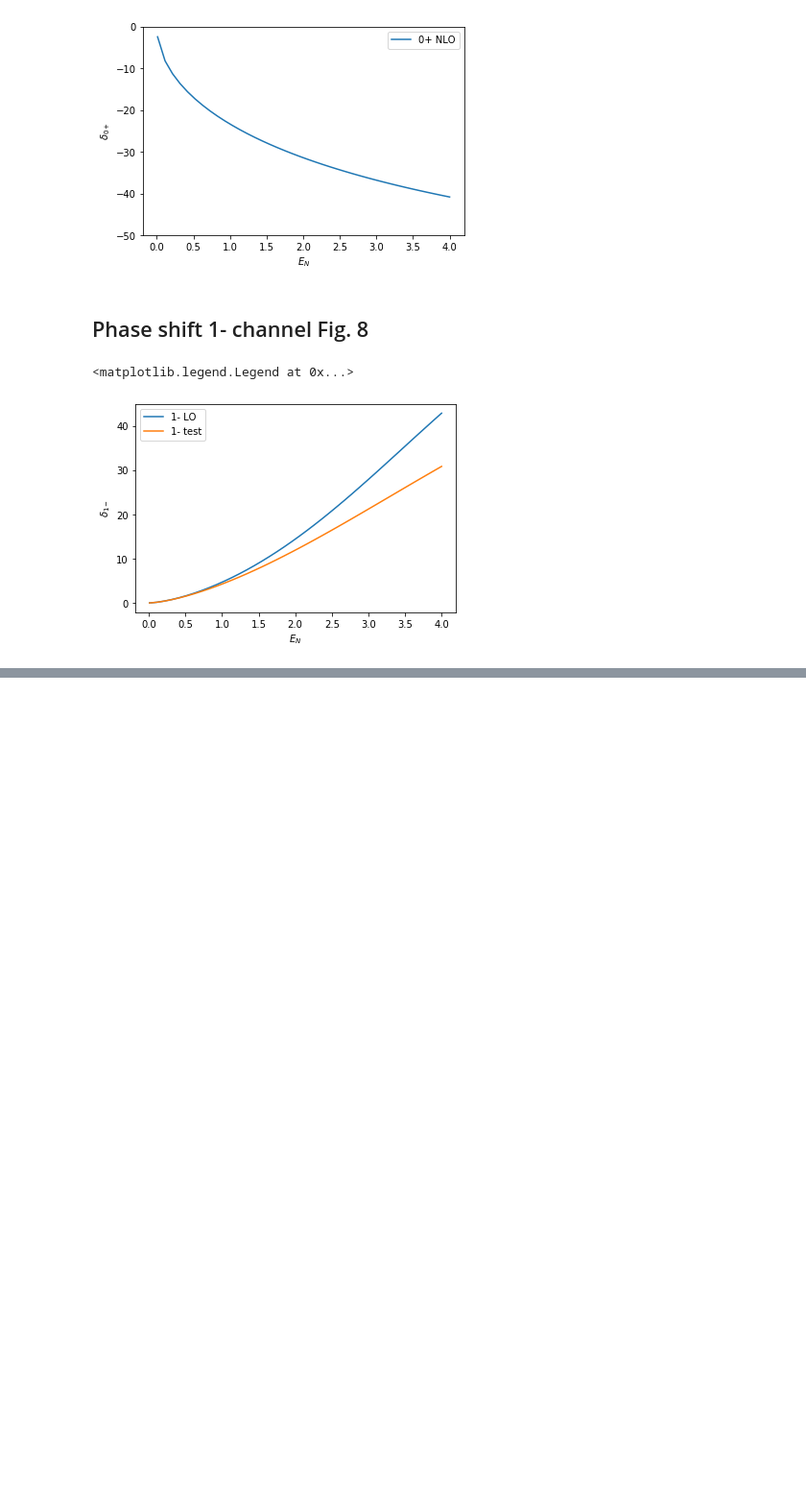
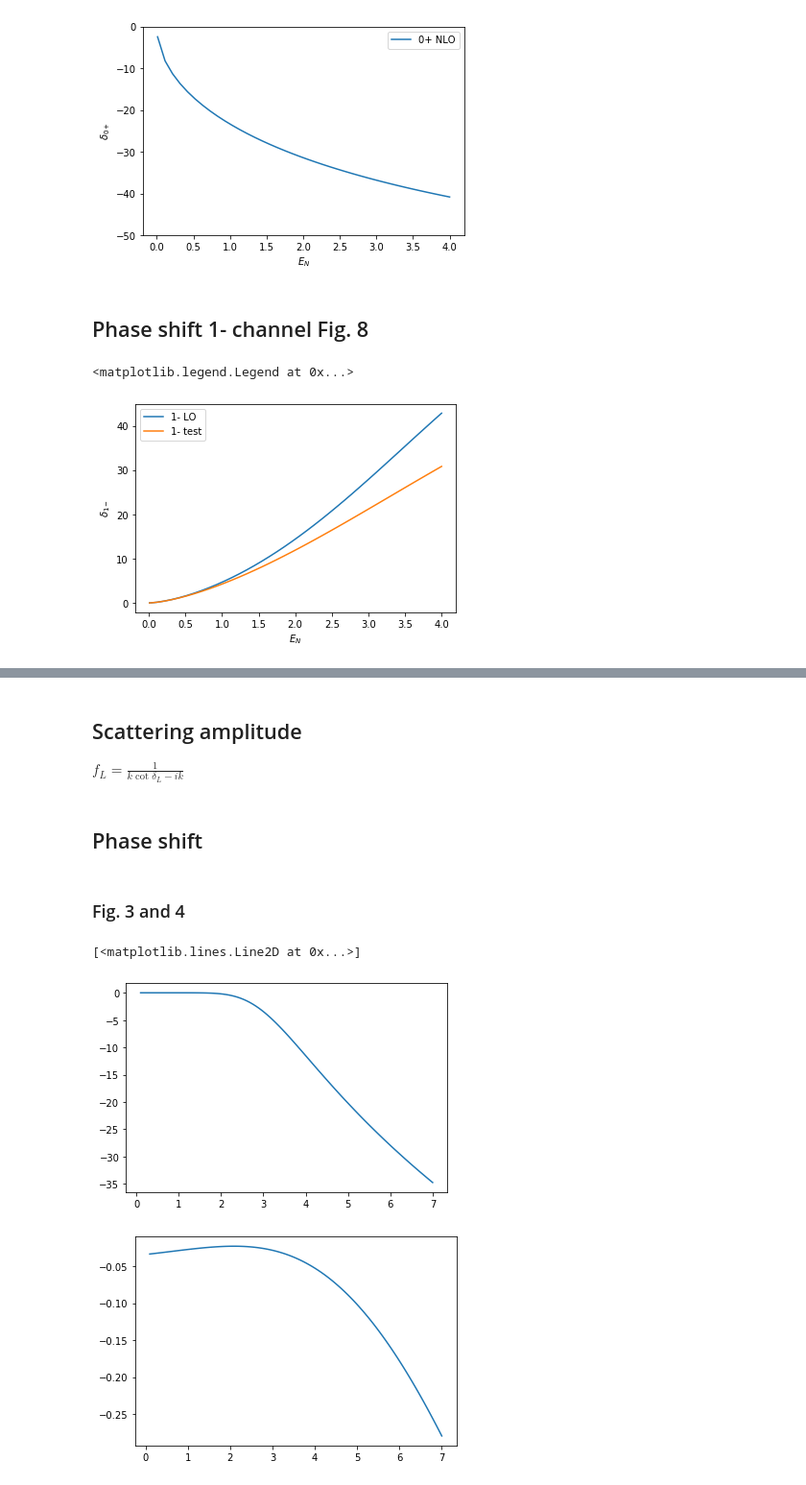
Before and after one commit to alphacentaury-github/Lattice_fft, a Jupyter notebook: n_alpha.ipynb, the cells around one changed output, grey strips where cells are left out. Shown at 96% size. Cells and saved outputs as stored; diff of their text form; code cells hidden in the pictures; blank space fills up the shorter version.

```diff
--- a/n_alpha.ipynb
+++ b/n_alpha.ipynb
@@ -276,0 +375,28 @@ plt.xlim([0,180]);
+# %%
+# approximation ..
+mass_12C= 12*amu # amu or mass_N
+
+reduced_mass = mass_alpha*mass_12C/(mass_alpha+mass_12C);
+
+ERE_data={'s': [0.034, 0.2693*fm,-0.0372*fm**3],
+          'p':[-3.84*10**(3), 0.405*fm**(-1),-0.645*fm],
+          'd':[0.0 , 0.536*fm**(-3),-5.505*fm**(-1)]}
+
+k_C = 2*6*alpha*reduced_mass
+print(' k_C = ', k_C)
+
+Talpha = np.linspace(0.1,7,100);
+Ecm = reduced_mass/mass_alpha*Talpha;
+kcm = np.sqrt(2*reduced_mass*Ecm); # kcm = sqrt(1.5*mu*T_alpha)
+
+etas = Coulomb_eta(2*6,reduced_mass,kcm)
+
+sigmas={'s': Coulomb_phaseshift(0,etas),
+        'p': Coulomb_phaseshift(1,etas),
+        'd': Coulomb_phaseshift(2,etas) }
+hL_eta={'s': Coulomb_h_l(0,etas,kcm),
+        'p': Coulomb_h_l(1,etas,kcm),
+        'd': Coulomb_h_l(2,etas,kcm) }
+Cfactors={'s': Coulomb_factor(0,etas),
+          'p': kcm**2*Coulomb_factor(1,etas),
+          'd': kcm**4*Coulomb_factor(2,etas) } # k^{2l}*C_l(eta)^2
@@ -276,0 +436,29 @@ plt.xlim([0,180]);
+# %% [markdown]
+## Scattering amplitude
+
+$f_L =\frac{1}{k\cot\delta_L- i k} $
+# %%
+# scattering amplitude
+scattering_amp={}
+for i in ['s','p','d']:
+    scattering_amp[i]=Cfactors[i]/(-ERE_data[i][0]+0.5*ERE_data[i][1]*kcm**2-ERE_data[i][2]/4*kcm**4-2*k_C*hL_eta[i])
+# %% [markdown]
+## Phase shift
+# %%
+deltas={}
+for i in ['s','p','d']:
+    temp=1+2*1j*kcm*scattering_amp[i]
+    deltas[i] = np.log(temp)/(2*1j)*180/np.pi
+# %% [markdown]
+### Fig. 3 and 4
+# %%
+plt.figure()
+plt.plot(Talpha,np.real(deltas['s']) )
+
+fs=-2*k_C*hL_eta['s']-ERE_data['s'][0]+0.5*ERE_data['s'][1]*kcm**2-0.25*ERE_data['s'][2]*kcm**4
+plt.figure()
+plt.plot(Talpha,np.real(fs))
+# %% [output]
+[<matplotlib.lines.Line2D at 0x...>]
+[figure, added]
+[figure, added]
```
Also changed, not shown: parts of 25 cells of this notebook.
